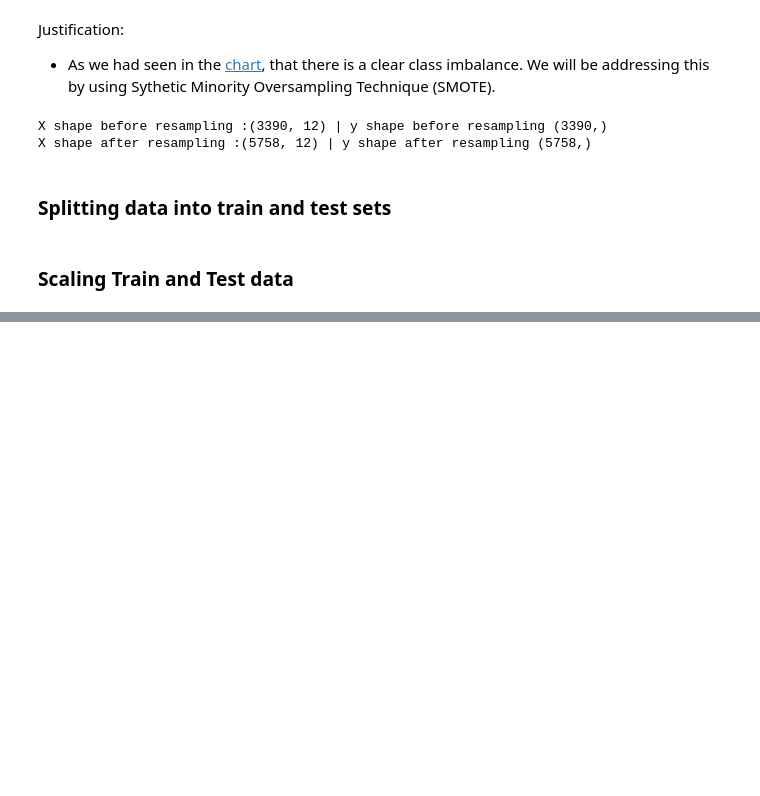
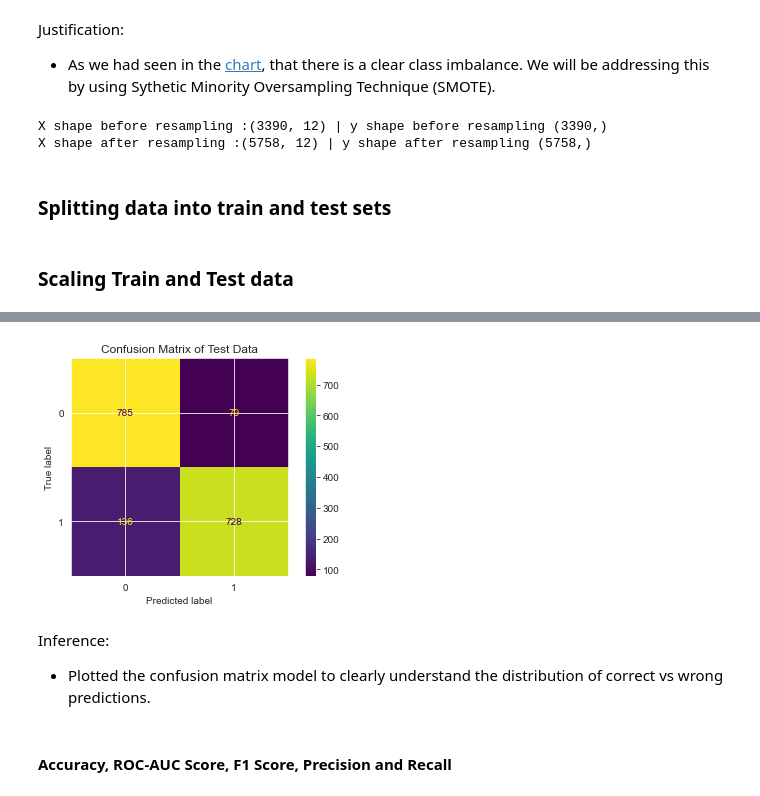
Before and after one commit to olaniSiyum/heart-disease-prediction, a Jupyter notebook: models/heart_disease.ipynb, the cells around one changed output, grey strips where cells are left out. Drawn from its saved outputs; the diff is of its cells as text; code cells hidden in the pictures; blank space fills up the shorter version.

```diff
--- a/models/heart_disease.ipynb
+++ b/models/heart_disease.ipynb
@@ -592,0 +697,13 @@ X_test_scaled = scalar.transform(X_test)
+# %%
+y_test_pred = lgbmclf.predict(X_test_scaled)
+cm = confusion_matrix(y_test, y_test_pred)
+ConfusionMatrixDisplay(cm, display_labels=lgbmclf.classes_).plot()
+plt.title('Confusion Matrix of Test Data')
+plt.show()
+# %% [output]
+[figure, added]
+# %% [markdown]
+Inference:
+- Plotted the confusion matrix model to clearly understand the distribution of correct vs wrong predictions.
+# %% [markdown]
+#### Accuracy, ROC-AUC Score, F1 Score, Precision and Recall
```
Also changed, not shown: parts of 24 cells of this notebook.
